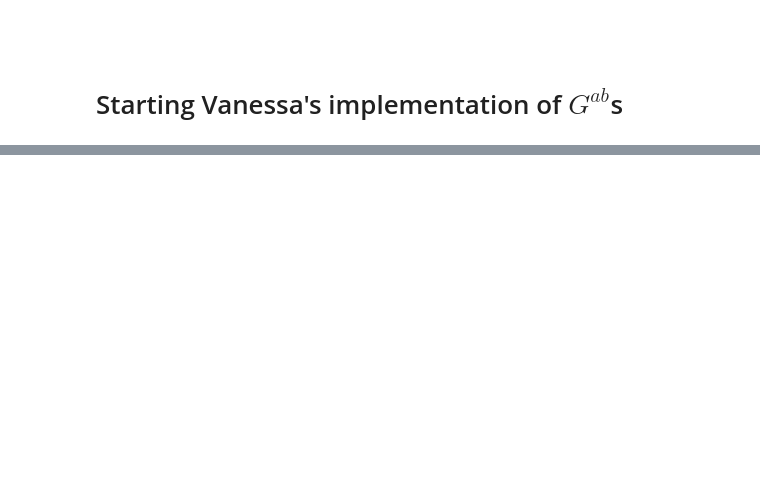
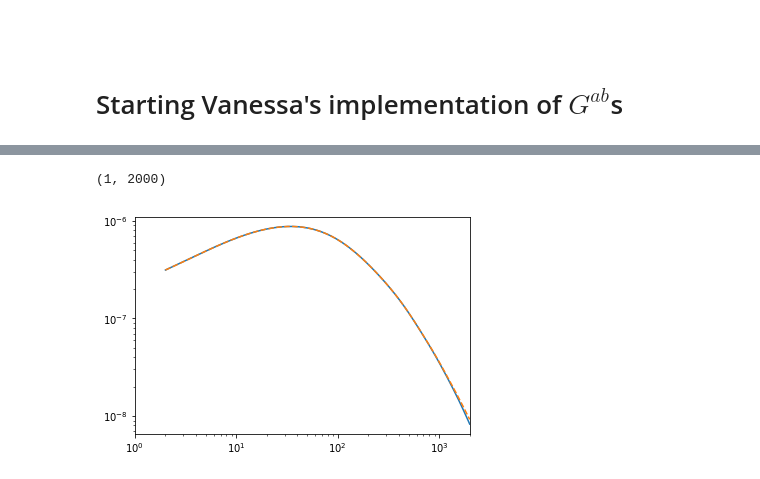
Before and after one commit to VMBoehm/postlimber, a Jupyter notebook: notebooks/postLimber_Integrals_VsVersion.ipynb, the cells around one changed output, grey strips where cells are left out. Drawn from its saved outputs; the diff is of its cells as text; code cells hidden in the pictures; blank space fills up the shorter version.

```diff
--- a/notebooks/postLimber_Integrals_VsVersion.ipynb
+++ b/notebooks/postLimber_Integrals_VsVersion.ipynb
@@ -1141,0 +1352,12 @@ print(t_)
+# %%
+# this works again beautifully (some fudge factor still seems to be off, but okay)
+ll = ell_
+plt.loglog(ll,(ll*(ll+1.))**2*np.interp(ll,cllen['ell'],cllen['pp']))
+plt.loglog(ell_,(ell_*(ell_+1))**2*Cl[-1,:],ls='--')
+plt.loglog()
+plt.xlim(1,2000)
+# so I would expect that if I do steps 1-3 in post processing that this should work also! (but it doesnt)
+# ergo: there must be a bug somewhere or my thinking is wrong
+# %% [output]
+(1, 2000)
+[figure, added]
```
Also changed, not shown: parts of 40 cells of this notebook, 2 other files.
